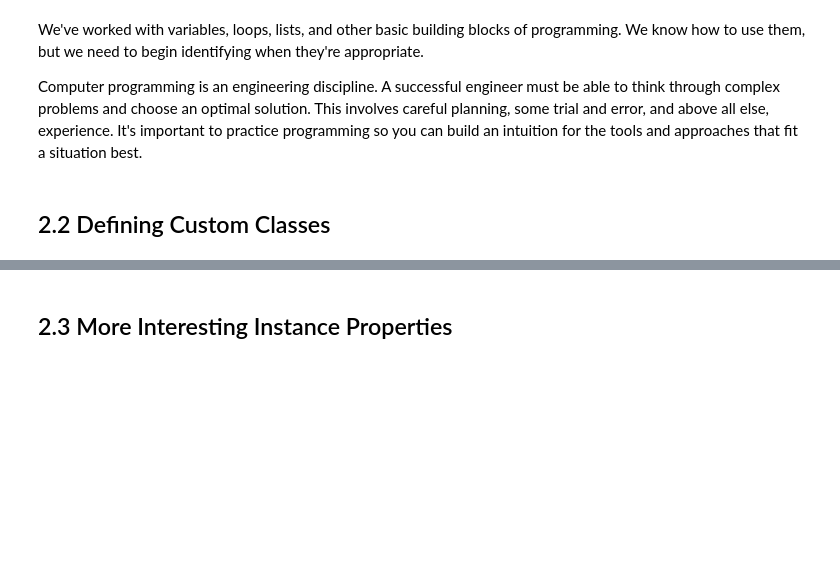
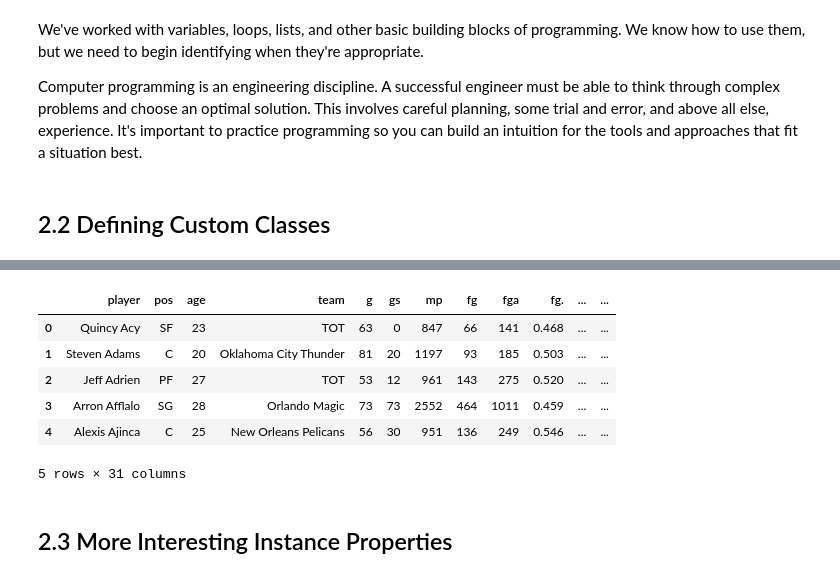
Before and after one commit to gisliany/eec2003, a Jupyter notebook: Lesson #01/Lesson #01 Task 02 - Object-Oriented, Fiunctional Programming.ipynb, the cells around one changed output, grey strips where cells are left out. Saved outputs shown, nothing was run; the diff lists cells and outputs as text; code cells hidden in the pictures; blank space fills up the shorter version.

```diff
--- a/Lesson #01/Lesson #01 Task 02 - Object-Oriented, Fiunctional Programming.ipynb
+++ b/Lesson #01/Lesson #01 Task 02 - Object-Oriented, Fiunctional Programming.ipynb
@@ -858,8 +858,16 @@ You can see in the starter code that we've defined a **Player** class and set up
 # %%
 import pandas as pd
 
-nba = pd.read_csv("nba_players_2013.csv")
+nba = pd.read_csv("Datasets/nba_players_2013.csv")
 nba.head()
+# %% [output]
+|  | player | pos | age | team | g | gs | mp | fg | fga | fg. | ... | ... |
+| 0 | Quincy Acy | SF | 23 | TOT | 63 | 0 | 847 | 66 | 141 | 0.468 | ... | ... |
+| 1 | Steven Adams | C | 20 | Oklahoma City Thunder | 81 | 20 | 1197 | 93 | 185 | 0.503 | ... | ... |
+| 2 | Jeff Adrien | PF | 27 | TOT | 53 | 12 | 961 | 143 | 275 | 0.520 | ... | ... |
+| 3 | Arron Afflalo | SG | 28 | Orlando Magic | 73 | 73 | 2552 | 464 | 1011 | 0.459 | ... | ... |
+| 4 | Alexis Ajinca | C | 25 | New Orleans Pelicans | 56 | 30 | 951 | 136 | 249 | 0.546 | ... | ... |
+5 rows × 31 columns
 # %%
 class Player():
     # The special __init__ function runs whenever a class is instantiated
```
Also changed, not shown: parts of 23 cells of this notebook.
